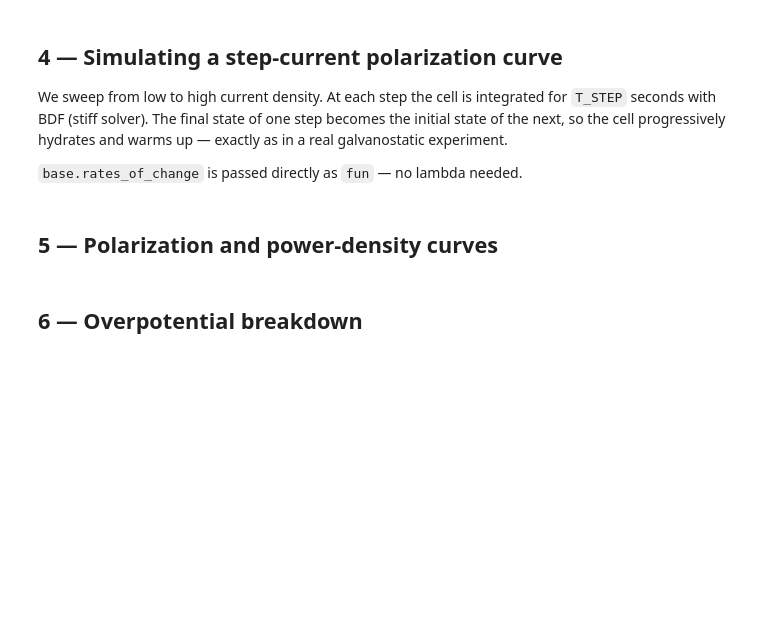
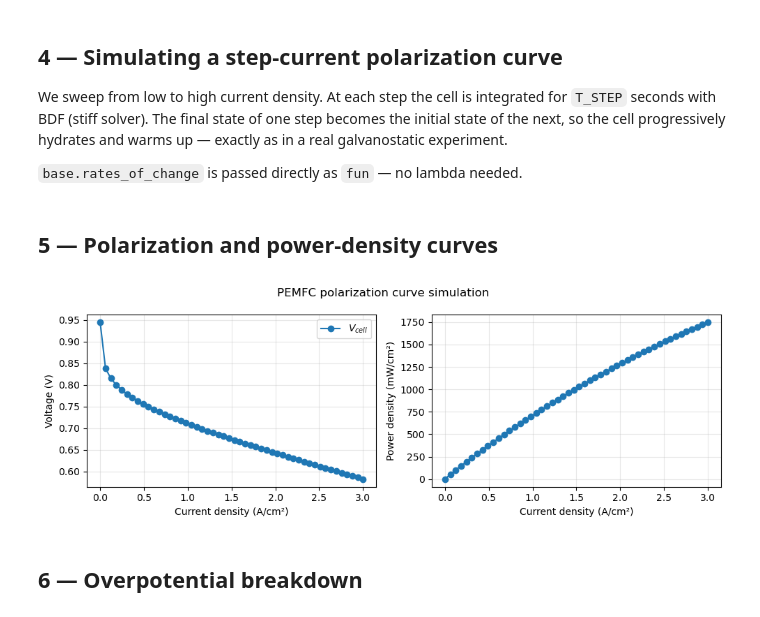
Before and after one commit to affonsop/marapendi, a Jupyter notebook: notebooks/simulate_polarization_curve.ipynb, the cells around one changed output. Drawn from its saved outputs; the diff is of its cells as text; code cells hidden in the pictures; blank space fills up the shorter version.

```diff
--- a/notebooks/simulate_polarization_curve.ipynb
+++ b/notebooks/simulate_polarization_curve.ipynb
@@ -148,9 +147,9 @@ variables per layer are:
 | 5     | c_H₂O  | kmol/m³ | Water vapour concentration |
 | 6     | s      | —       | Liquid water saturation    |
 # %%
-T_OP = 353.15   # K  (80 °C)
-P_OP = 1.5e5    # Pa (1.5 bara)
-RH   = 0.7      # relative humidity at both inlets
+T_OP = 343.15   # K  (80 °C)
+P_OP = 1.2e5    # Pa (1.5 bara)
+RH   = 0.9      # relative humidity at both inlets
 
 # current_density is a named field on TransientCellModel — no mutable
 # container or manual input_fns dict needed.  CellBaseModel registers
@@ -204,7 +199,7 @@ hydrates and warms up — exactly as in a real galvanostatic experiment.
 
 `base.rates_of_change` is passed directly as `fun` — no lambda needed.
 # %%
-CURRENT_DENSITIES = np.array([200, 500, 1000, 2000, 4000, 7000, 10000, 15000, 20000])  # A/m²
+CURRENT_DENSITIES = np.array([200, 500, 1000, 2000, 4000, 7000, 10000, 15000, 20000, 25000, 30000])  # A/m²
 T_STEP = 100.0   # s — integration time per current step
 
 results = []   # list of CellState objects, one per step
@@ -215,7 +210,7 @@ for k, i_density in enumerate(CURRENT_DENSITIES):
 
     sol = base.solve(y_current, t_span=(0., T_STEP), max_step=10.)
     y_current = sol.y[:, -1]
-    state = postprocess(y_current[:, np.newaxis], i_density)
+    state = base.postprocess(y_current[:, np.newaxis])
     results.append(state)
     print(f"i = {i_density/1e4:5.2f} A/cm²   V_cell = {state.V_cell.item():.3f} V")
 # %% [markdown]
@@ -223,30 +218,27 @@ for k, i_density in enumerate(CURRENT_DENSITIES):
 # %%
 i_Acm2   = CURRENT_DENSITIES / 1e4          # A/cm²
 V_cell   = np.array([s.V_cell.item()   for s in results])
-eta_ohm  = np.array([s.eta_ohm.item()  for s in results])
-eta_act  = np.array([s.eta_act.item()  for s in results])
-E_rev    = np.array([(s.E_rev_ca - s.E_rev_an).item() for s in results])
 
 fig, axes = plt.subplots(1, 2, figsize=(10, 3.5))
 fig.suptitle('PEMFC polarization curve simulation', fontsize=12)
 
 ax = axes[0]
 ax.plot(i_Acm2, V_cell,   'C0-o', label='$V_{cell}$')
-ax.plot(i_Acm2, E_rev,    'C2--', label='$E_{rev}$')
-ax.plot(i_Acm2, E_rev - eta_act, 'C3--', label='$E_{rev} - \\eta_{act}$')
 ax.set_xlabel('Current density (A/cm²)')
 ax.set_ylabel('Voltage (V)')
 ax.legend()
 ax.grid(True, alpha=0.3)
 
 ax = axes[1]
 ax.plot(i_Acm2, i_Acm2 * V_cell * 1e3, 'C0-o')
 ax.set_xlabel('Current density (A/cm²)')
 ax.set_ylabel('Power density (mW/cm²)')
 ax.grid(True, alpha=0.3)
 
 fig.tight_layout()
 plt.show()
+# %% [output]
+[figure, added]
 # %% [markdown]
 ## 6 — Overpotential breakdown
 # %%
```
Also changed, not shown: parts of 12 cells of this notebook.
